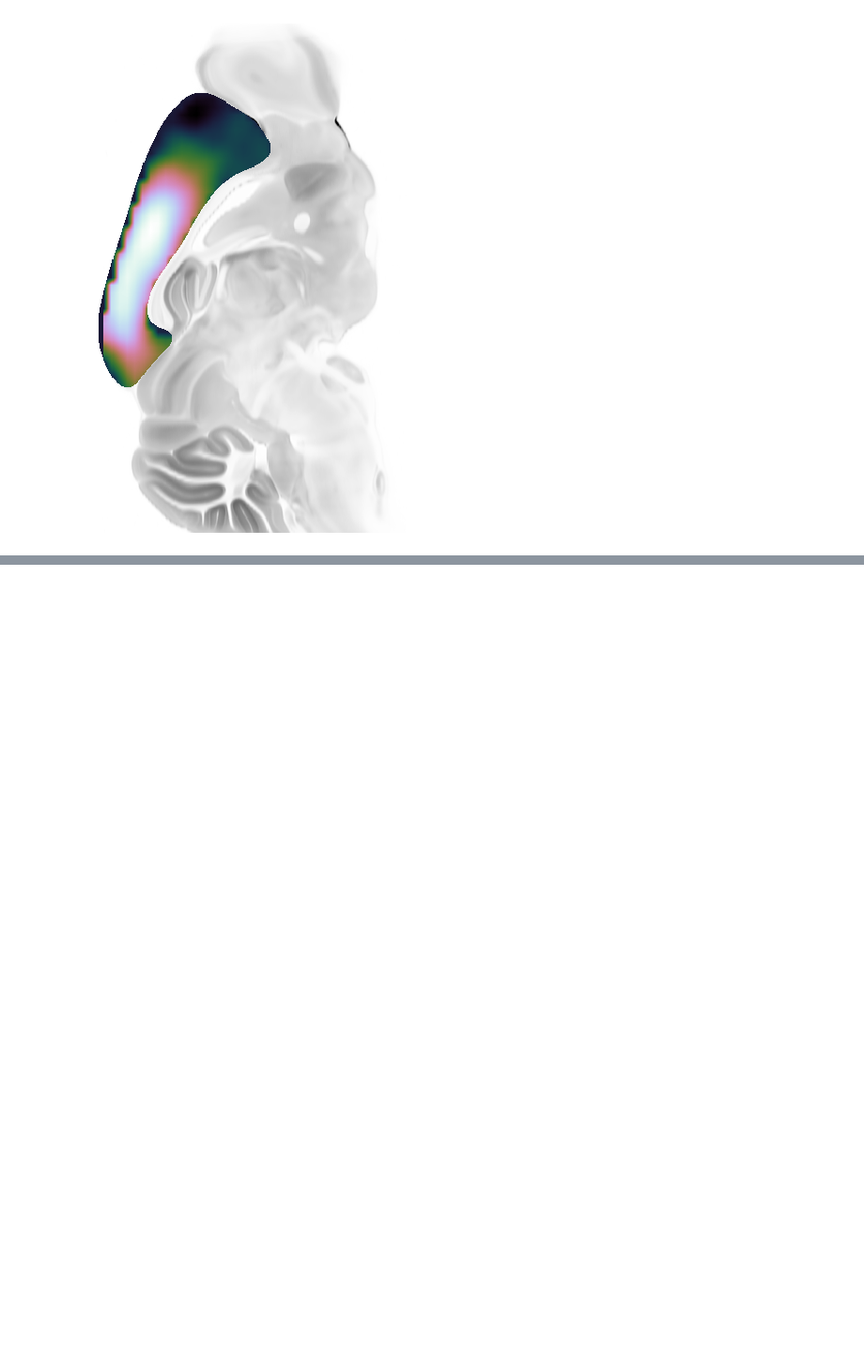
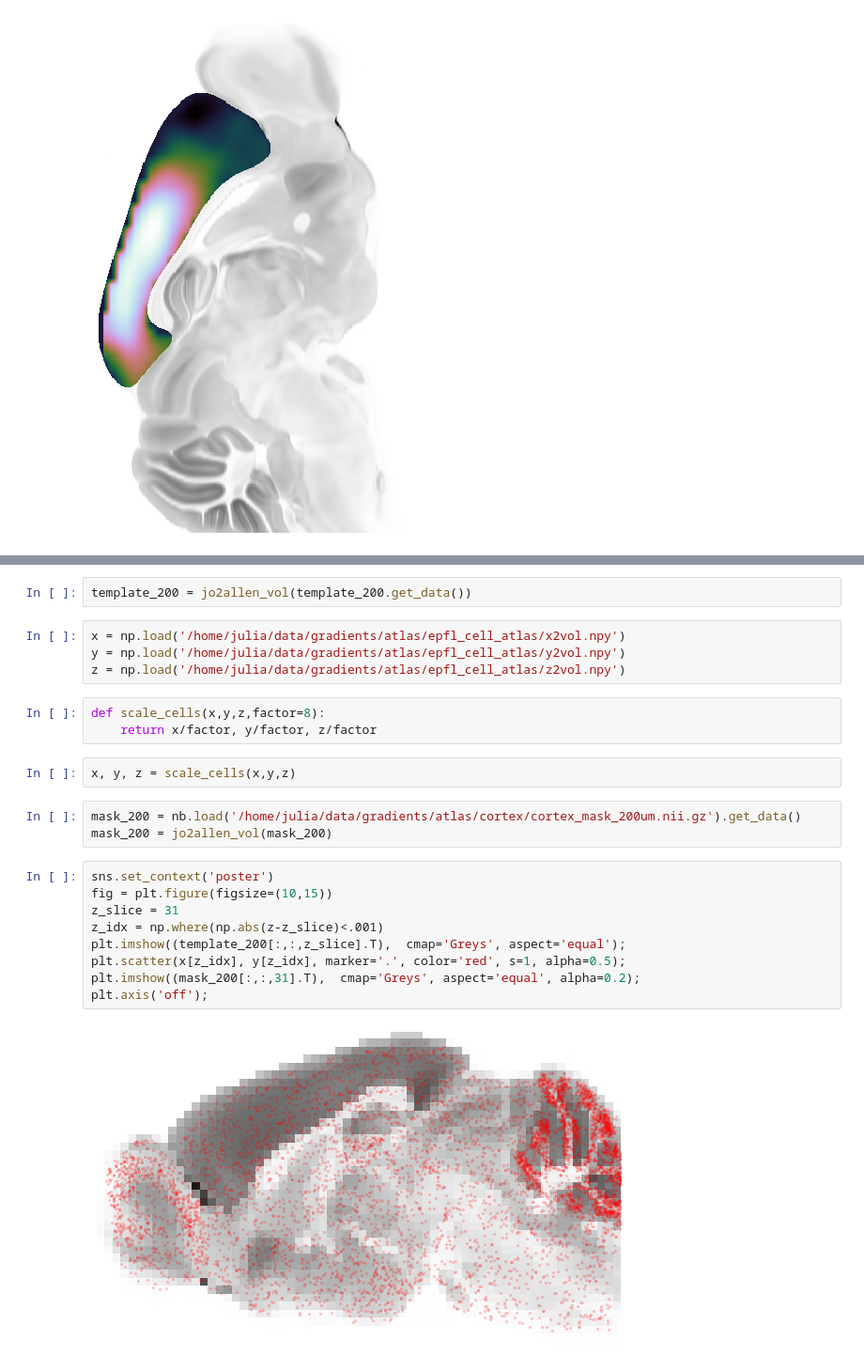
Before and after one commit to juhuntenburg/mouse_gradients, a Jupyter notebook: Mapping_spaces.ipynb, the cells around one changed output, grey strips where cells are left out. Shown at 94% size. Cells and saved outputs as stored; diff of their text form; blank space fills up the shorter version.

```diff
--- a/Mapping_spaces.ipynb
+++ b/Mapping_spaces.ipynb
@@ -111,0 +116,25 @@ plt.axis('off');
+# %%
+template_200 = jo2allen_vol(template_200.get_data())
+# %%
+x = np.load('/home/julia/data/gradients/atlas/epfl_cell_atlas/x2vol.npy')
+y = np.load('/home/julia/data/gradients/atlas/epfl_cell_atlas/y2vol.npy')
+z = np.load('/home/julia/data/gradients/atlas/epfl_cell_atlas/z2vol.npy')
+# %%
+def scale_cells(x,y,z,factor=8):
+    return x/factor, y/factor, z/factor
+# %%
+x, y, z = scale_cells(x,y,z)
+# %%
+mask_200 = nb.load('/home/julia/data/gradients/atlas/cortex/cortex_mask_200um.nii.gz').get_data()
+mask_200 = jo2allen_vol(mask_200)
+# %%
+sns.set_context('poster')
+fig = plt.figure(figsize=(10,15))
+z_slice = 31
+z_idx = np.where(np.abs(z-z_slice)<.001)
+plt.imshow((template_200[:,:,z_slice].T),  cmap='Greys', aspect='equal');
+plt.scatter(x[z_idx], y[z_idx], marker='.', color='red', s=1, alpha=0.5);
+plt.imshow((mask_200[:,:,31].T),  cmap='Greys', aspect='equal', alpha=0.2);
+plt.axis('off');
+# %% [output]
+[figure, added]
```
Also changed, not shown: parts of 5 cells of this notebook, 2 other files.
